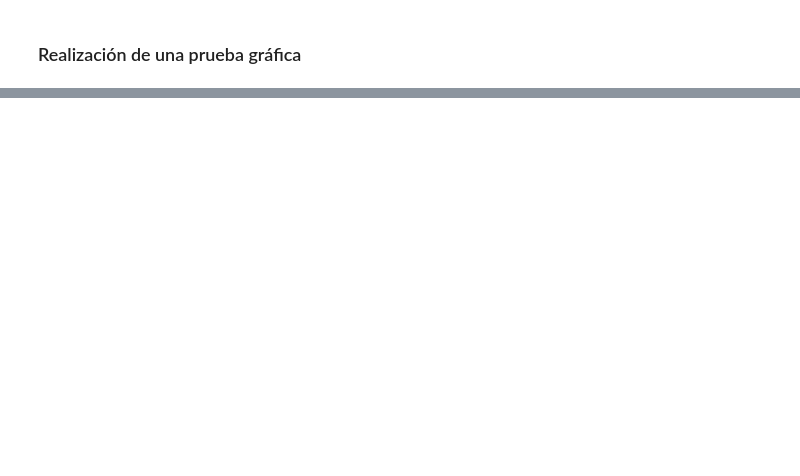
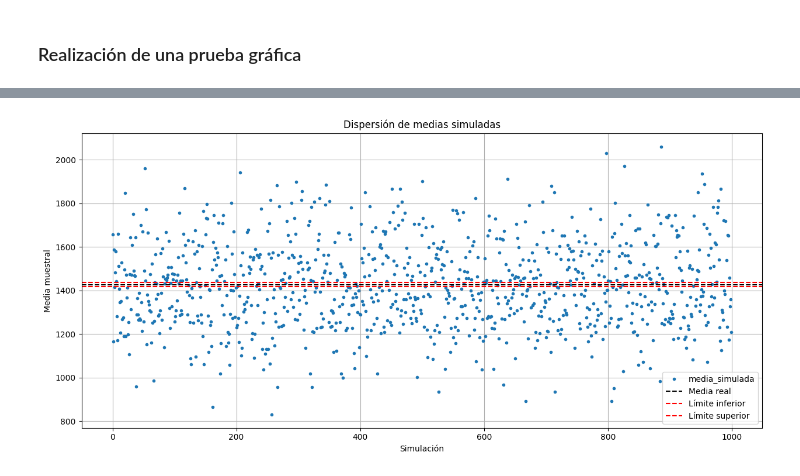
Before and after one commit to Maucho6340/1764-estadistica-con-python-probabilidad-y-muestreo, a Jupyter notebook: Curso_de_Etadística_Parte_2.ipynb, the cells around one changed output, grey strips where cells are left out. Drawn from its saved outputs; the diff is of its cells as text; code cells hidden in the pictures; blank space fills up the shorter version.

```diff
--- a/Curso_de_Etadística_Parte_2.ipynb
+++ b/Curso_de_Etadística_Parte_2.ipynb
@@ -1757,0 +1820,23 @@ Estamos estudiando **los ingresos mensuales de los jefes de hogar con ingresos d
+# %%
+import matplotlib.pyplot as plt
+import pandas as pd
+
+# Simulación de medias (asegúrate de que n, ingresos_5000 y intervalo estén definidos)
+tamaño_simulacion = 1000
+medias = [ingresos_5000.sample(n=n).mean() for i in range(tamaño_simulacion)]
+medias = pd.DataFrame(medias, columns=["media_simulada"])
+
+# Graficar
+ax = medias.plot(style='.', figsize=(12.6, 6))
+ax.axhline(y=media, color='black', linestyle='--', label='Media real')  # Línea negra punteada
+ax.axhline(y=intervalo[0], color='red', linestyle='--', label='Límite inferior')  # Límite inferior
+ax.axhline(y=intervalo[1], color='red', linestyle='--', label='Límite superior')  # Límite superior
+ax.set_title("Dispersión de medias simuladas")
+ax.set_xlabel("Simulación")
+ax.set_ylabel("Media muestral")
+ax.legend()
+plt.grid(True)
+plt.tight_layout()
+plt.show()
+# %% [output]
+[figure, added]
```
Also changed, not shown: parts of 9 cells of this notebook.
